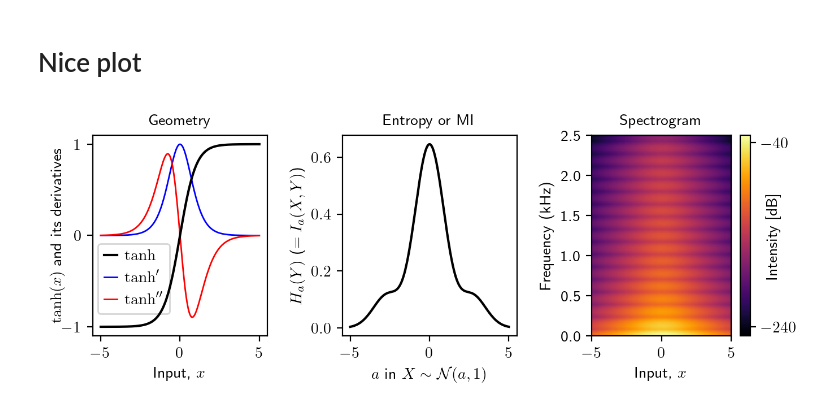
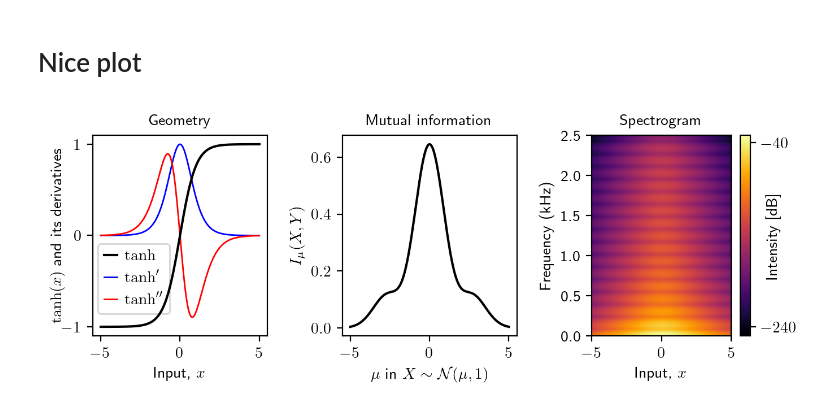
Before and after one commit to kuangdai/mlp_kgi, a Jupyter notebook: 00_tanh.ipynb, the cells around one changed output. Drawn from its saved outputs; the diff is of its cells as text; code cells hidden in the pictures.

```diff
--- a/00_tanh.ipynb
+++ b/00_tanh.ipynb
@@ -76,31 +76,31 @@ plt.show()
 # %%
 fig, ax = plt.subplots(1, 3, figsize=(10 / 1.3, 3 / 1.3), dpi=200)
 plt.subplots_adjust(wspace=.43)
 ax[0].plot(x, y, c="k", lw=1.5, label="$\\tanh$", zorder=100)
 ax[0].plot(x, dy, c="b", lw=1., label="$\\tanh'$")
 ax[0].plot(x, dy2, c="r", lw=1., label="$\\tanh''$")
 ax[0].set_xlabel("Input, $x$")
 ax[0].set_yticks([-1, 0, 1])
 ax[0].set_ylabel("$\\tanh(x)$ and its derivatives", labelpad=-2)
 ax[0].legend(handlelength=.8, handletextpad=.5, loc=(0.03, 0.11))
 text_y = 1.05
 ax[0].text(0.5, text_y, "Geometry", transform=ax[0].transAxes, ha="center")
 
 ax[1].plot(mi[:, 0], mi[:, 1], c='k', lw=1.5)
-ax[1].set_xlabel("$a$ in $X\\sim\\mathcal{N}(a, 1)$")
-ax[1].set_ylabel("$H_a(Y)$ ($=I_a(X, Y)$)")
-ax[1].text(0.5, text_y, "Entropy or MI", transform=ax[1].transAxes, ha="center")
+ax[1].set_xlabel("$\\mu$ in $X\\sim\\mathcal{N}(\\mu, 1)$")
+ax[1].set_ylabel("$I_\\mu(X, Y)$")
+ax[1].text(0.5, text_y, "Mutual information", transform=ax[1].transAxes, ha="center")
 
 db = 10 * np.log10(Sxx)
 cax = ax[2].pcolormesh(adjusted_times, frequencies, db,
                        shading='gouraud', cmap='inferno')
 ax[2].set_yticks([0, 500, 1000, 1500, 2000, 2500], [0.0, 0.5, 1.0, 1.5, 2.0, 2.5])
 ax[2].set_ylabel('Frequency (kHz)')
 ax[2].set_xlabel('Input, $x$')
 ax[2].text(0.5, text_y, "Spectrogram", transform=ax[2].transAxes, ha="center")
 cbar = fig.colorbar(cax, ax=ax[2], ticks=[-240, -40])
 cbar.set_label('Intensity [dB]', labelpad=-20)
 plt.savefig("figs/tanh.pdf", pad_inches=0.01, bbox_inches="tight")
 plt.show()
 # %% [output]
-[figure, old version]
+[figure, new version]
```
Also changed, not shown: 1 other file.
